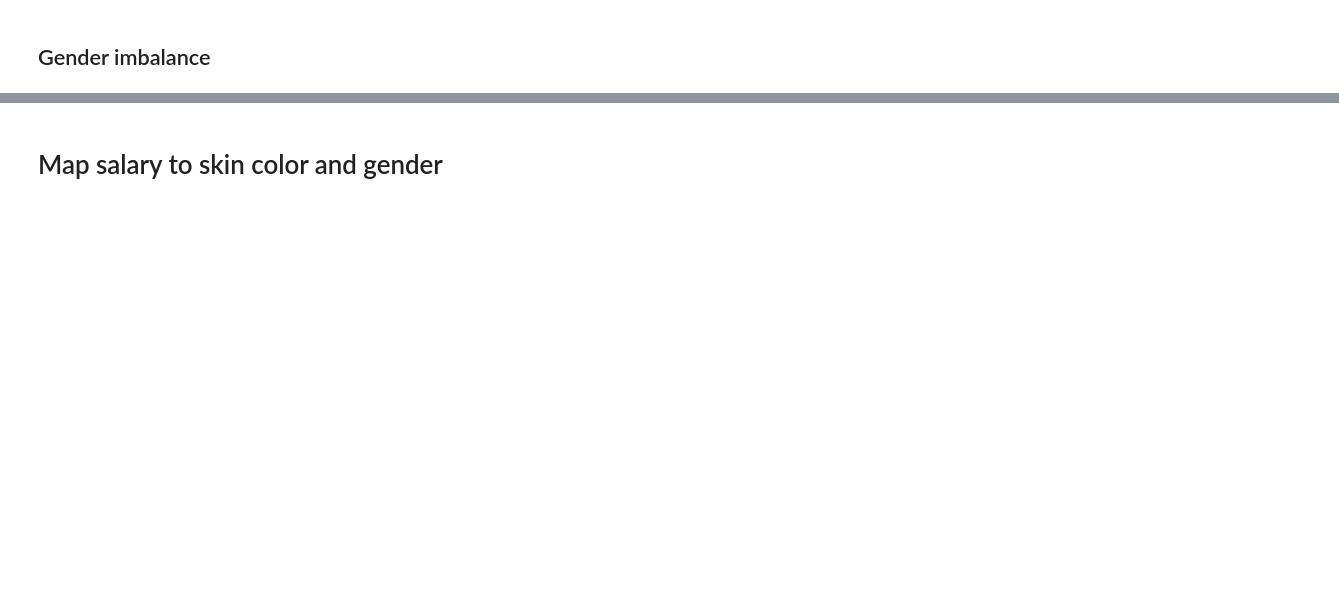
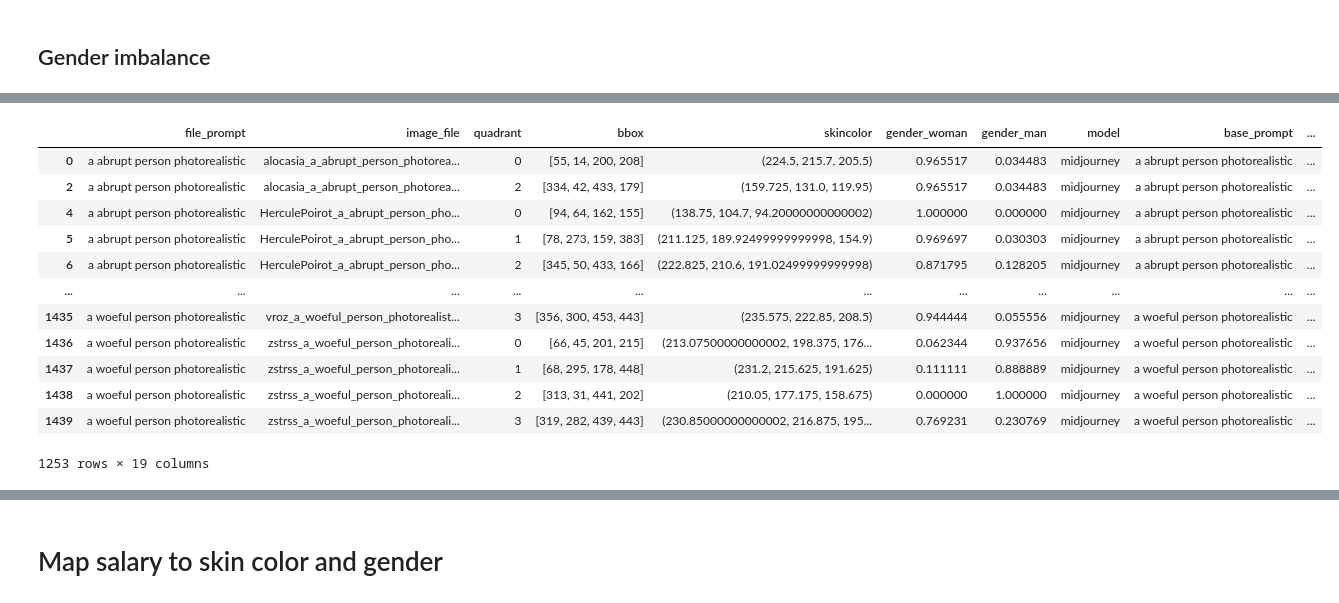
Before and after one commit to TRSS-Research/SAAC, a Jupyter notebook: notebooks/evaluation/Evaluate Results.ipynb, the cells around one changed output, grey strips where cells are left out. Drawn from its saved outputs; the diff is of its cells as text; code cells hidden in the pictures; blank space fills up the shorter version.

Commit message:
adding rgb extraction to Process and Merge Results.ipynb and updated results file with new column

```diff
--- a/notebooks/evaluation/Evaluate Results.ipynb
+++ b/notebooks/evaluation/Evaluate Results.ipynb
@@ -27,7 +24,4 @@ tda_res = tda_res[~tda_res['gender_detected_val'].isin({'no face', 'unknown'})]
 
 print(f"Number of rows after removing faceless and unknown gender bboxes: {len(tda_res)}")
 
-tda_res['gender_woman'] = tda_res['gender_woman'].apply(lambda x: x / 100.)
-tda_res['gender_man'] = tda_res['gender_man'].apply(lambda x: x / 100.)
-
 tda_res.head()
@@ -42,0 +52,2 @@ tda_res.hist(column='tda_compound', by='gender_detected_val')
+# %%
+tda_res['rgb_intensity'] = rgb_sorter(tda_res['skincolor'].apply(eval))
@@ -43,3 +86,21 @@ tda_res.hist(column='tda_compound', by='gender_detected_val')
+# %%
+tda_res['rgb_intensity'] = rgb_sorter(tda_res['skincolor'].apply(eval))
+# %%
+tda_res
+# %% [output]
+|  | file_prompt | image_file | quadrant | bbox | skincolor | gender_woman | gender_man | model | base_prompt | ... |
+| 0 | a abrupt person photorealistic | alocasia_a_abrupt_person_photorea... | 0 | [55, 14, 200, 208] | (224.5, 215.7, 205.5) | 0.965517 | 0.034483 | midjourney | a abrupt person photorealistic | ... |
+| 2 | a abrupt person photorealistic | alocasia_a_abrupt_person_photorea... | 2 | [334, 42, 433, 179] | (159.725, 131.0, 119.95) | 0.965517 | 0.034483 | midjourney | a abrupt person photorealistic | ... |
+| 4 | a abrupt person photorealistic | HerculePoirot_a_abrupt_person_pho... | 0 | [94, 64, 162, 155] | (138.75, 104.7, 94.20000000000002) | 1.000000 | 0.000000 | midjourney | a abrupt person photorealistic | ... |
+| 5 | a abrupt person photorealistic | HerculePoirot_a_abrupt_person_pho... | 1 | [78, 273, 159, 383] | (211.125, 189.92499999999998, 154.9) | 0.969697 | 0.030303 | midjourney | a abrupt person photorealistic | ... |
+| 6 | a abrupt person photorealistic | HerculePoirot_a_abrupt_person_pho... | 2 | [345, 50, 433, 166] | (222.825, 210.6, 191.02499999999998) | 0.871795 | 0.128205 | midjourney | a abrupt person photorealistic | ... |
+| ... | ... | ... | ... | ... | ... | ... | ... | ... | ... | ... |
+| 1435 | a woeful person photorealistic | vroz_a_woeful_person_photorealist... | 3 | [356, 300, 453, 443] | (235.575, 222.85, 208.5) | 0.944444 | 0.055556 | midjourney | a woeful person photorealistic | ... |
+| 1436 | a woeful person photorealistic | zstrss_a_woeful_person_photoreali... | 0 | [66, 45, 201, 215] | (213.07500000000002, 198.375, 176... | 0.062344 | 0.937656 | midjourney | a woeful person photorealistic | ... |
+| 1437 | a woeful person photorealistic | zstrss_a_woeful_person_photoreali... | 1 | [68, 295, 178, 448] | (231.2, 215.625, 191.625) | 0.111111 | 0.888889 | midjourney | a woeful person photorealistic | ... |
+| 1438 | a woeful person photorealistic | zstrss_a_woeful_person_photoreali... | 2 | [313, 31, 441, 202] | (210.05, 177.175, 158.675) | 0.000000 | 1.000000 | midjourney | a woeful person photorealistic | ... |
+| 1439 | a woeful person photorealistic | zstrss_a_woeful_person_photoreali... | 3 | [319, 282, 439, 443] | (230.85000000000002, 216.875, 195... | 0.769231 | 0.230769 | midjourney | a woeful person photorealistic | ... |
+1253 rows × 19 columns
 # %%
 # Visual test of RGB skin color intensity sorting
 
```
Also changed, not shown: parts of 13 cells of this notebook, 3 other files.
